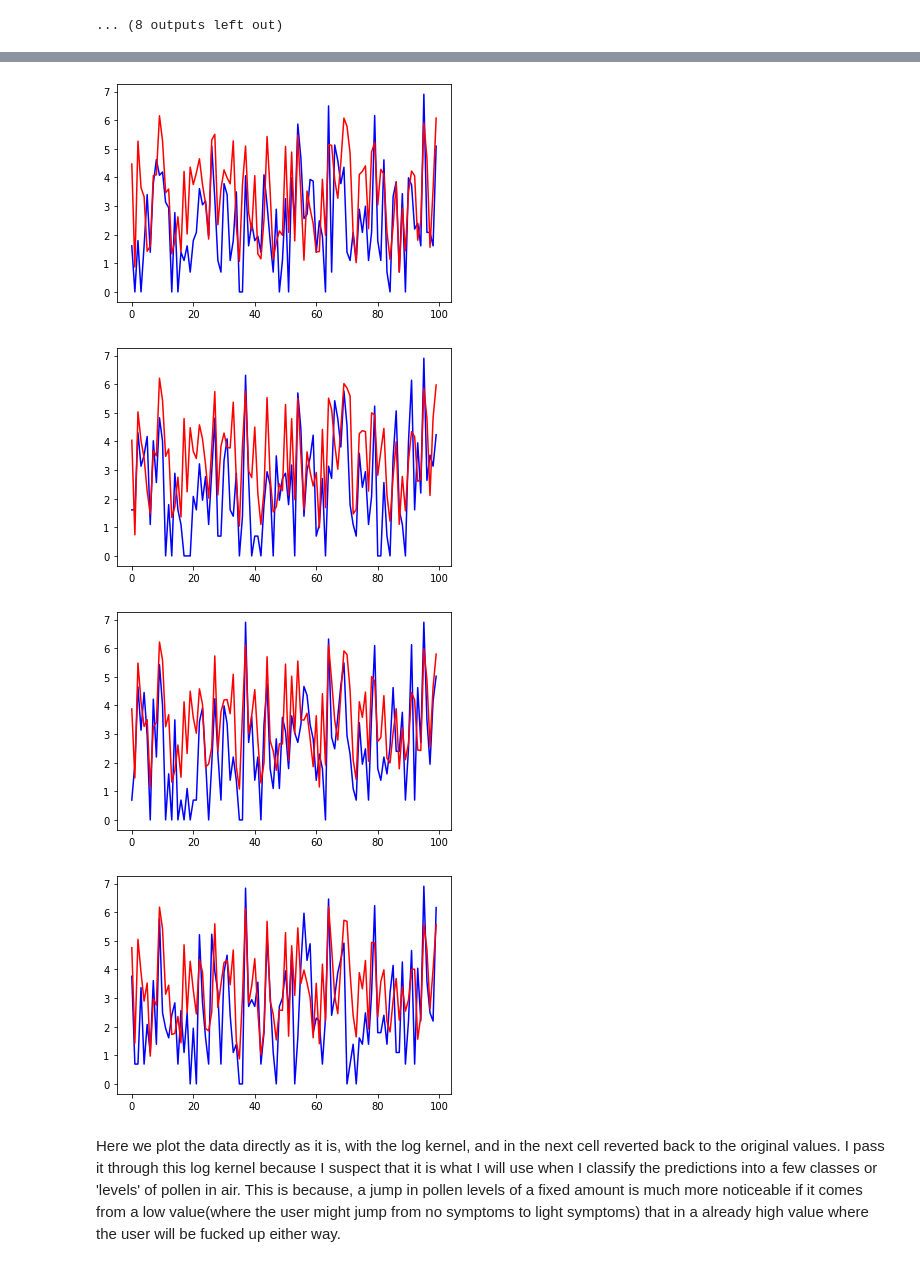
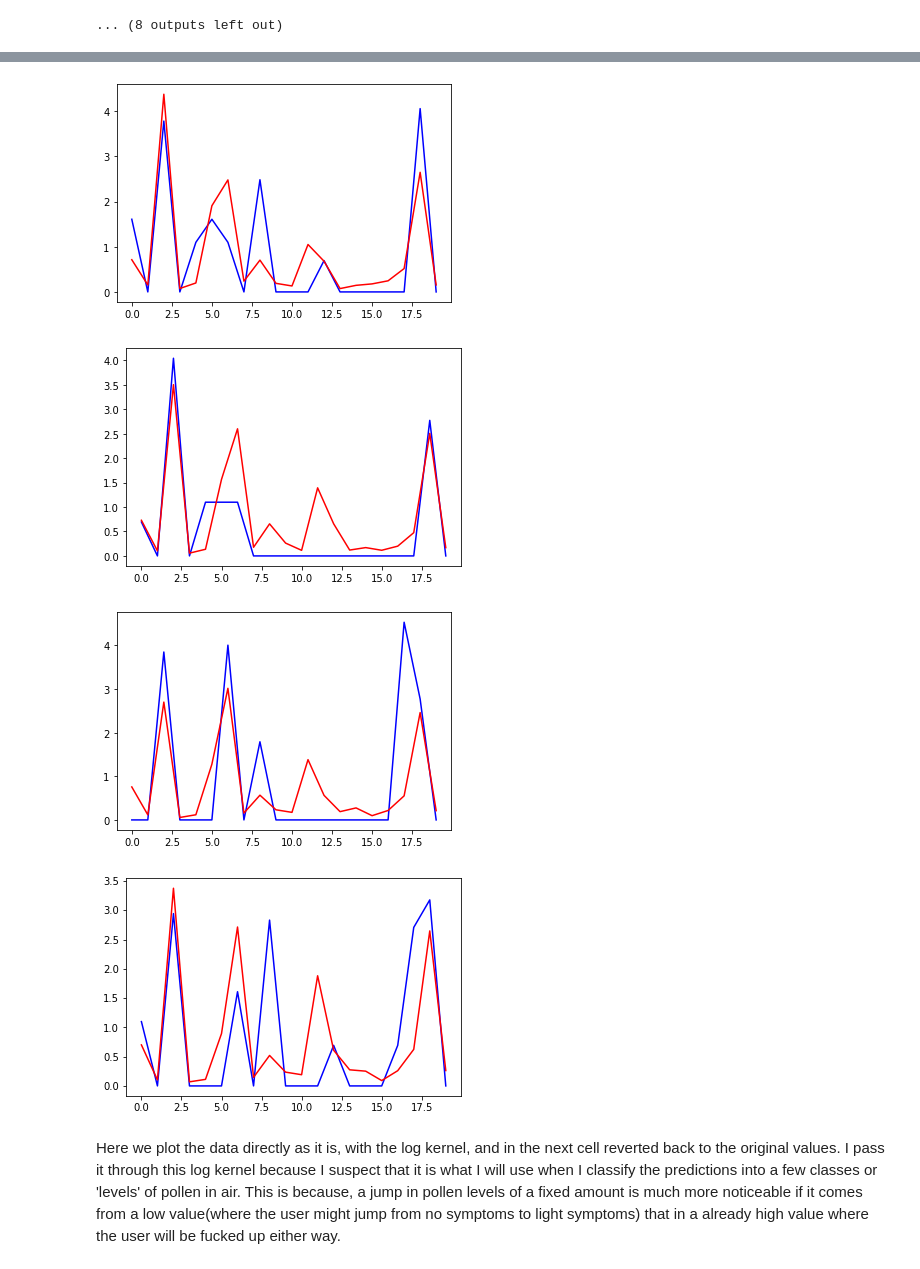
Before and after one commit to bolito2/pollen-forecast, a Jupyter notebook: forecast.ipynb, the cells around one changed output, grey strips where cells are left out. Saved outputs shown, nothing was run; the diff lists cells and outputs as text; code cells hidden in the pictures.

```diff
--- a/forecast.ipynb
+++ b/forecast.ipynb
@@ -131,7 +131,7 @@ Trainable params: 106,565
 Non-trainable params: 0
 __________________________________________________________________________________________________
 # %%
-opt = Adam(learning_rate=0.00005, beta_1 = 0.9, beta_2 = 0.99, epsilon=1e-7, clipnorm=1)
+opt = Adam(learning_rate=0.0005, beta_1 = 0.9, beta_2 = 0.99, epsilon=1e-7, clipnorm=1)
 
 model.compile(loss='mse', optimizer=opt, metrics=['mae'])
 # %%
@@ -257,8 +259,8 @@ parameters = f['parameters']
 pollen_mean = parameters[0, 2]
 pollen_std = parameters[1, 2]
 
-start_pred = 0
-end_pred = 100
+start_pred = 100
+end_pred = 120
 
 Y_true = Y_dev[start_pred:end_pred]
 Y_pred = model(X_dev)[start_pred:end_pred]
@@ -273,6 +275,6 @@ for i in range(pred_size):
-[figure, old version]
+[figure, new version]
-[figure, old version]
+[figure, new version]
-[figure, old version]
+[figure, new version]
-[figure, old version]
+[figure, new version]
 # %% [markdown]
 Here we plot the data directly as it is, with the log kernel, and in the next cell reverted back to the original values. I pass it through this log kernel because I suspect that it is what I will use when I classify the predictions into a few classes or 'levels' of pollen in air. This is because, a jump in pollen levels of a fixed amount is much more noticeable if it comes from a low value(where the user might jump from no symptoms to light symptoms) that in a already high value where the user will be fucked up either way.
```
Also changed, not shown: parts of 6 cells of this notebook.
